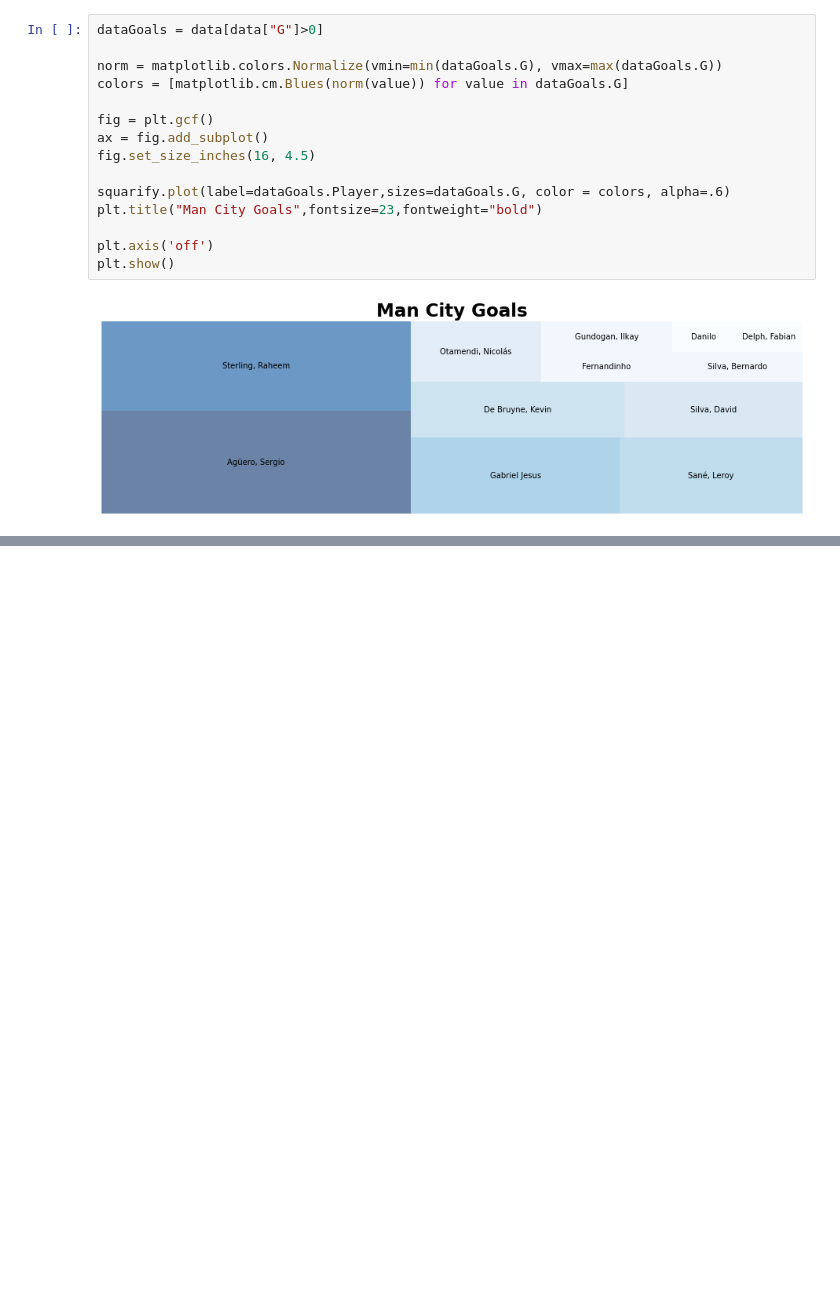
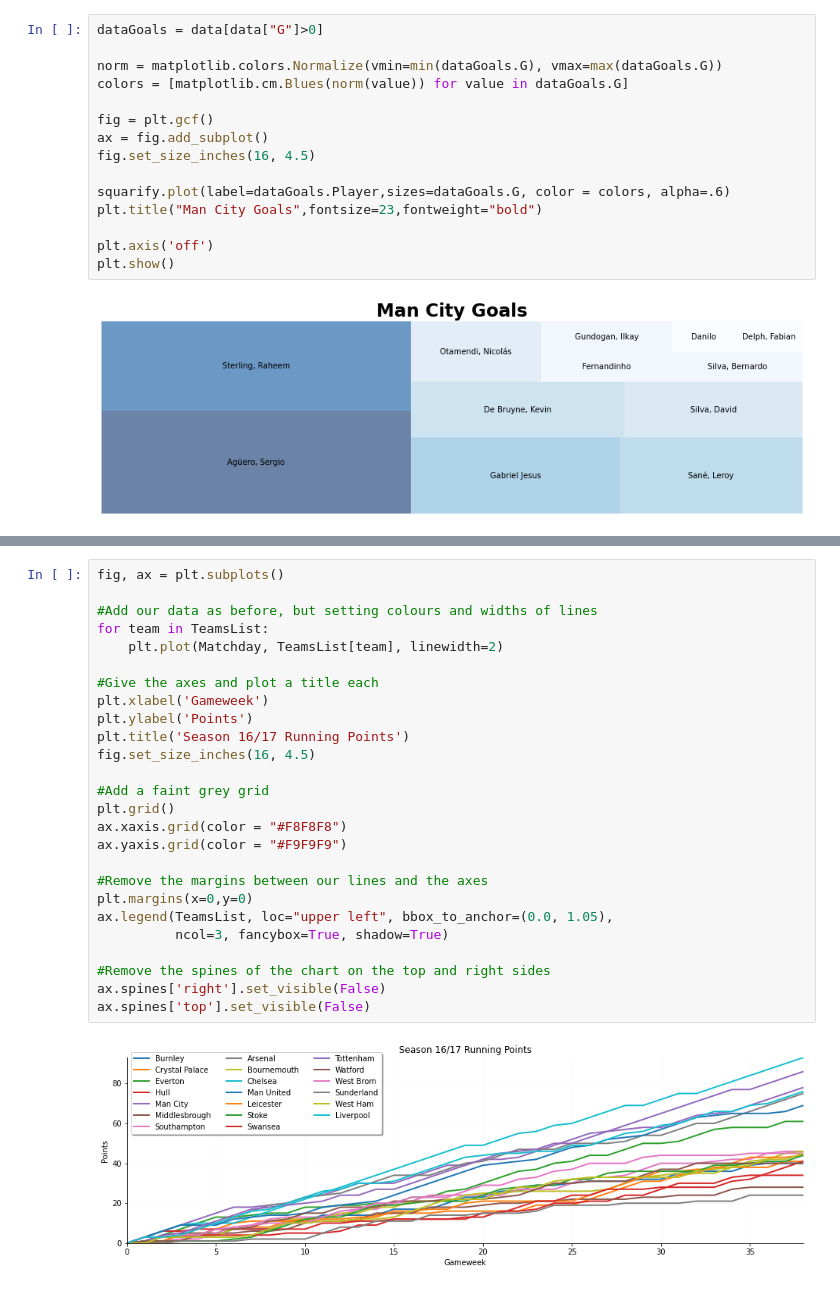
Before and after one commit to dylodylo/football-data-analysis, a Jupyter notebook: PythonFC/main.ipynb, the cells around one changed output, grey strips where cells are left out. Drawn from its saved outputs; the diff is of its cells as text; blank space fills up the shorter version.

```diff
--- a/PythonFC/main.ipynb
+++ b/PythonFC/main.ipynb
@@ -761,0 +878,28 @@ plt.show()
+# %%
+fig, ax = plt.subplots()
+
+#Add our data as before, but setting colours and widths of lines
+for team in TeamsList:
+    plt.plot(Matchday, TeamsList[team], linewidth=2)
+
+#Give the axes and plot a title each
+plt.xlabel('Gameweek')
+plt.ylabel('Points')
+plt.title('Season 16/17 Running Points')
+fig.set_size_inches(16, 4.5)
+
+#Add a faint grey grid
+plt.grid()
+ax.xaxis.grid(color = "#F8F8F8")
+ax.yaxis.grid(color = "#F9F9F9")
+
+#Remove the margins between our lines and the axes
+plt.margins(x=0,y=0)
+ax.legend(TeamsList, loc="upper left", bbox_to_anchor=(0.0, 1.05),
+          ncol=3, fancybox=True, shadow=True)
+
+#Remove the spines of the chart on the top and right sides
+ax.spines['right'].set_visible(False)
+ax.spines['top'].set_visible(False)
+# %% [output]
+[figure, added]
```
Also changed, not shown: parts of 7 cells of this notebook.
